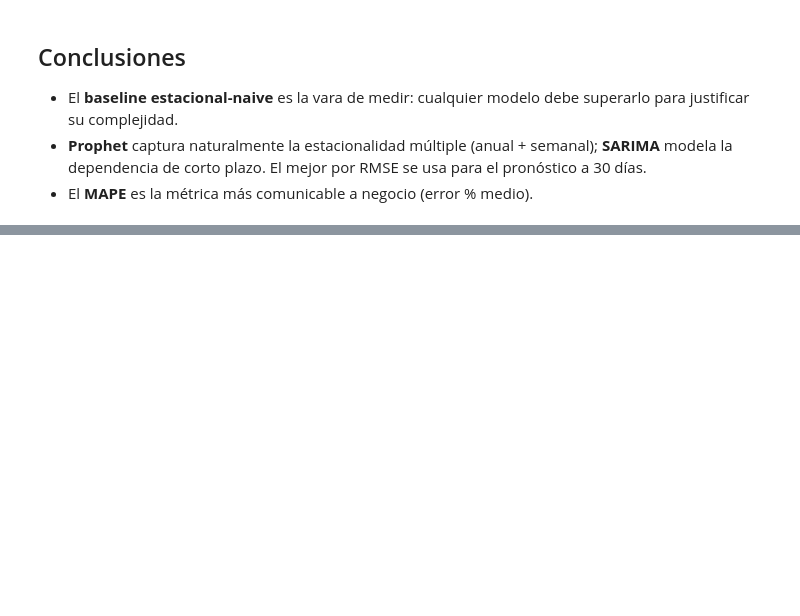
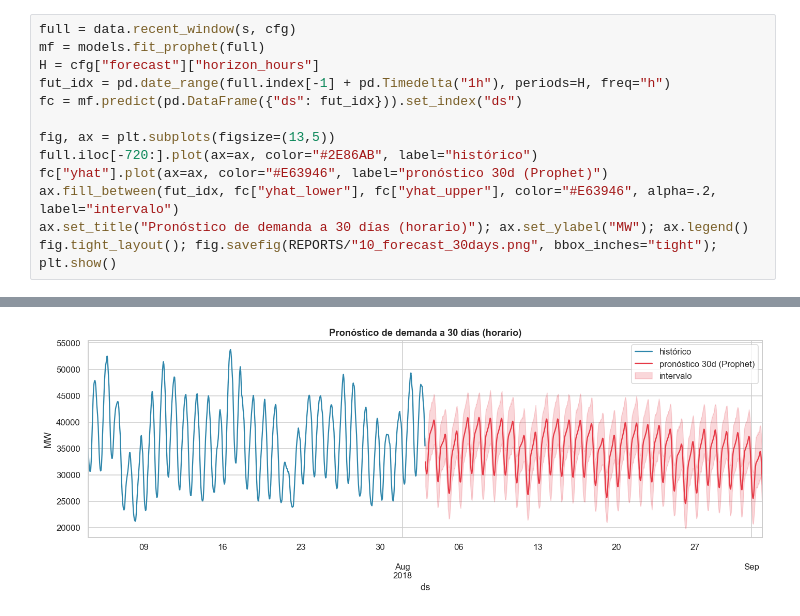
Before and after one commit to 0marMF/time-series-forecasting, a Jupyter notebook: notebooks/03_modeling.ipynb, the cells around one changed output, grey strips where cells are left out. Drawn from its saved outputs; the diff is of its cells as text; blank space fills up the shorter version.

```diff
--- a/notebooks/03_modeling.ipynb
+++ b/notebooks/03_modeling.ipynb
@@ -145,8 +100,14 @@ Métricas en reports/metrics.json | mejor: Prophet
-# %% [markdown]
-## Conclusiones
-
-- El **baseline estacional-naive** es la vara de medir: cualquier modelo debe superarlo para
-  justificar su complejidad.
-- **Prophet** captura naturalmente la estacionalidad múltiple (anual + semanal); **SARIMA**
-  modela la dependencia de corto plazo. El mejor por RMSE se usa para el pronóstico a 30 días.
-- El **MAPE** es la métrica más comunicable a negocio (error % medio).
+# %%
+full = data.recent_window(s, cfg)
+mf = models.fit_prophet(full)
+H = cfg["forecast"]["horizon_hours"]
+fut_idx = pd.date_range(full.index[-1] + pd.Timedelta("1h"), periods=H, freq="h")
+fc = mf.predict(pd.DataFrame({"ds": fut_idx})).set_index("ds")
+
+fig, ax = plt.subplots(figsize=(13,5))
+full.iloc[-720:].plot(ax=ax, color="#2E86AB", label="histórico")
+fc["yhat"].plot(ax=ax, color="#E63946", label="pronóstico 30d (Prophet)")
+ax.fill_between(fut_idx, fc["yhat_lower"], fc["yhat_upper"], color="#E63946", alpha=.2, label="intervalo")
+ax.set_title("Pronóstico de demanda a 30 días (horario)"); ax.set_ylabel("MW"); ax.legend()
+fig.tight_layout(); fig.savefig(REPORTS/"10_forecast_30days.png", bbox_inches="tight"); plt.show()
+# %% [output]
@@ -152,0 +116 @@ Métricas en reports/metrics.json | mejor: Prophet
+[figure, added]
```
Also changed, not shown: parts of 20 cells of this notebook, 16 other files.
